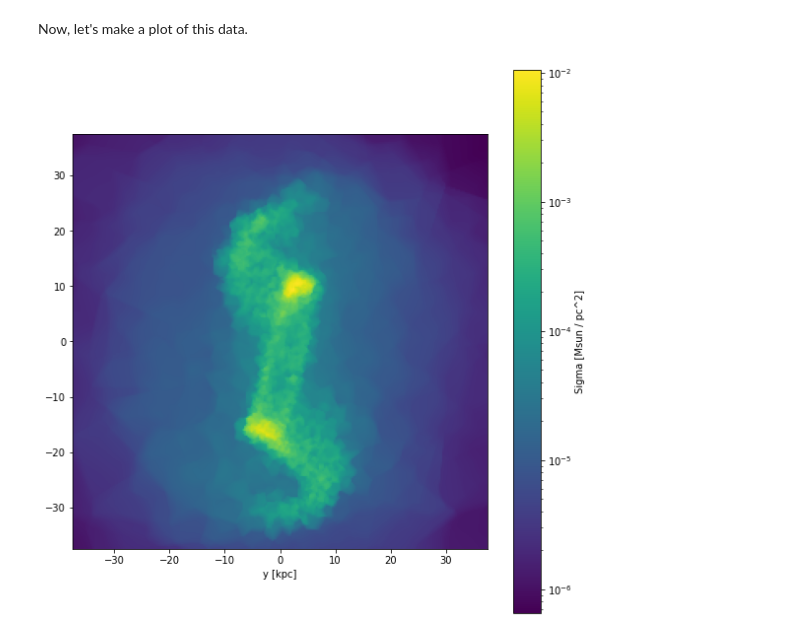
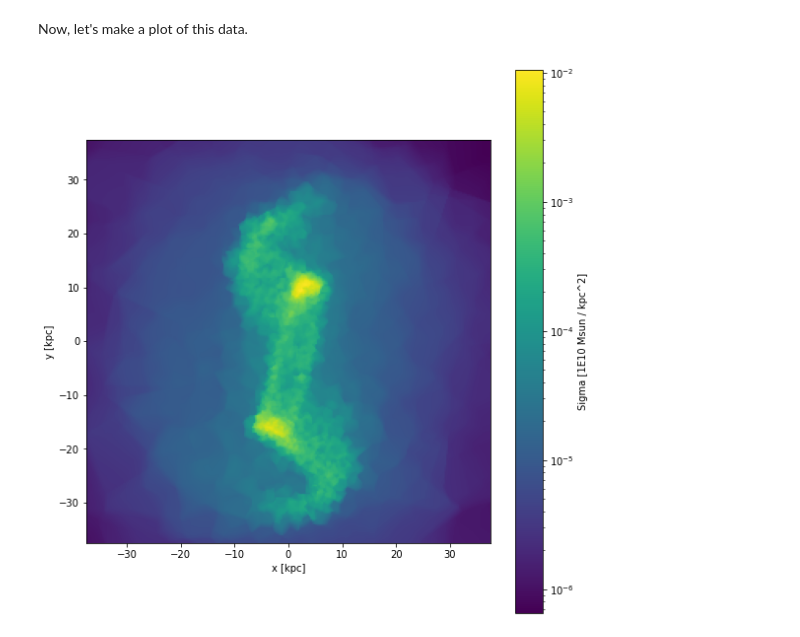
Before and after one commit to gusbeane/vortrace, a Jupyter notebook: notebooks/QuickStart.ipynb, the cells around one changed output. Drawn from its saved outputs; the diff is of its cells as text; code cells hidden in the pictures.

```diff
--- a/notebooks/QuickStart.ipynb
+++ b/notebooks/QuickStart.ipynb
@@ -38,9 +38,11 @@ Tree build took 1 milliseconds.
 # %% [markdown]
 Now, we define the parameters for the projection we would like to do. For this, we'll do a grid projection which is useful for making images of galaxies.
 # %%
-xrng = yrng = [BoxSize / 2. - L / 2., BoxSize / 2. + L / 2.]
-zrng = [0., BoxSize]
-npix = [256, 256]
+extent = [BoxSize / 2. - L / 2., BoxSize / 2. + L / 2.]
+bounds = [0., BoxSize]
+npix = 256
+center = [BoxSize/2., BoxSize/2., BoxSize/2.]
 
-dat = pc.projection(xrng, yrng, npix, zrng=zrng)
+dat_xy = pc.projection(extent, npix, bounds, None)
+dat_xz = pc.projection(extent, npix, bounds, center, proj='xz')
 # %% [output]
@@ -50,22 +53,16 @@ Projection generation took 2668 milliseconds.
 # %% [markdown]
 Now, let's make a plot of this data.
 # %%
-UnitL = 1e3 #pc
-UnitM = 1e10 #Msun
-UnitSigma = UnitM / (UnitL**2)
-
-# dat *= UnitSigma
-
 fig, ax = plt.subplots(1, 1, figsize=(8, 8))
 
-im = ax.imshow(dat.T, extent=[-L/2., L/2., -L/2., L/2.], origin = 'lower', norm=mpl.colors.LogNorm())
+im = ax.imshow(dat_xy.T, extent=[-L/2., L/2., -L/2., L/2.], origin = 'lower', norm=mpl.colors.LogNorm())
 
 ax.set_xlabel('x [kpc]')
-ax.set_xlabel('y [kpc]')
+ax.set_ylabel('y [kpc]')
 
-fig.colorbar(im, ax=ax, label='Sigma [Msun / pc^2]')
+fig.colorbar(im, ax=ax, label='Sigma [1E10 Msun / kpc^2]')
 fig.tight_layout()
 
 plt.show()
 # %% [output]
-[figure, old version]
+[figure, new version]
```
Also changed, not shown: parts of 3 cells of this notebook.
